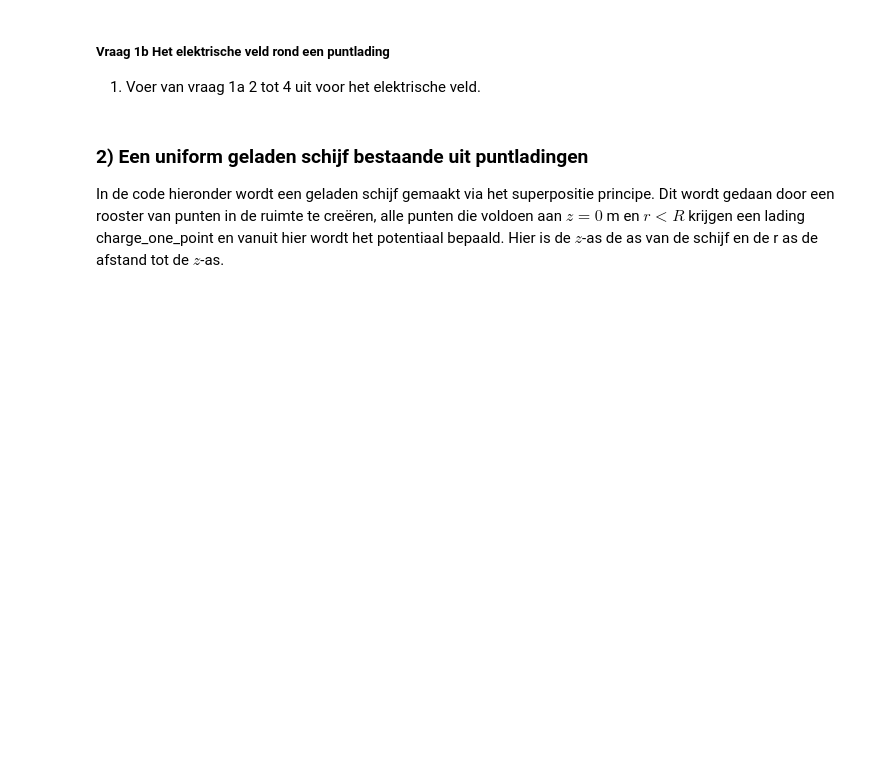
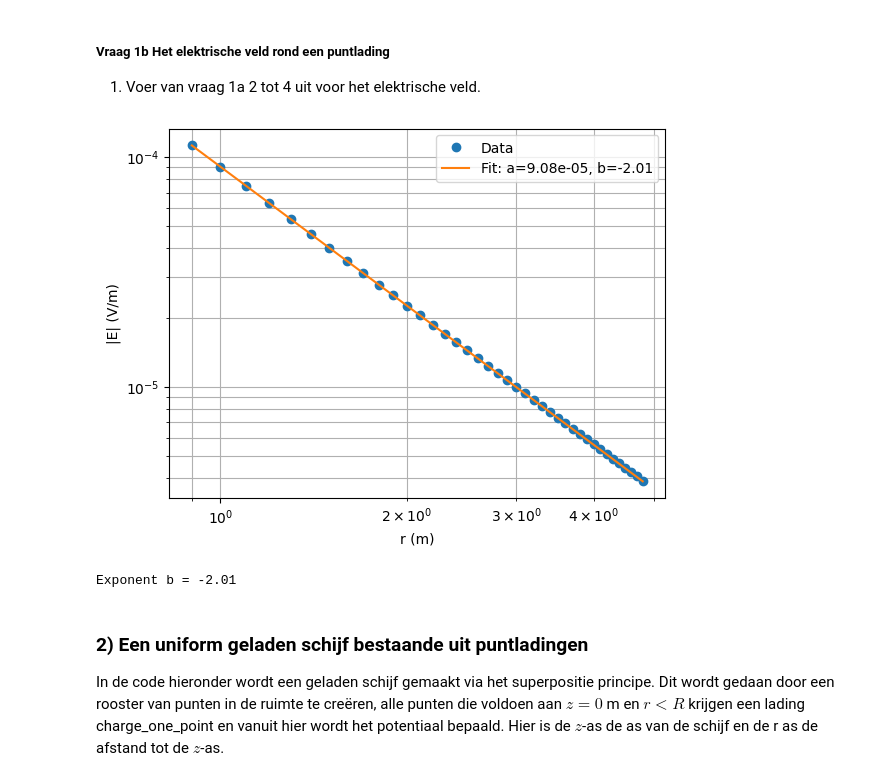
Before and after one commit to daanTN/DEF-Daan, a Jupyter notebook: DigitaleOntwerpopdrachten/1CondensatorOpdracht/CondensatorOntwerpopdracht.ipynb, the cells around one changed output. Cells and saved outputs as stored; diff of their text form; code cells hidden in the pictures; blank space fills up the shorter version.

```diff
--- a/DigitaleOntwerpopdrachten/1CondensatorOpdracht/CondensatorOntwerpopdracht.ipynb
+++ b/DigitaleOntwerpopdrachten/1CondensatorOpdracht/CondensatorOntwerpopdracht.ipynb
@@ -94,9 +126,41 @@ plot_results_pt_charge_at_origin(Ez, Er, normE, V, r, z, grid_step)
 ##### Vraag 1b Het elektrische veld rond een puntlading
 1. Voer van vraag 1a 2 tot 4 uit voor het elektrische veld.
 # %%
-###
-###Hier jouw code###
-###
+# Opgave 2 (plot |E| tegen r op log-log schaal)
+
+index_z0_E = np.argmin(np.abs(z_for_E))
+
+plt.loglog(r_for_E[8:], normE[index_z0_E][8:], 'o', label='Data') #We slicen de eerste 8 weg, we merken dat de fit betrouwbarder is als we de eerste 8 punten weg slicen.
+plt.xlabel("r (m)")
+plt.ylabel("|E| (V/m)")
+plt.grid()
+plt.legend()
+
+
+# Opgave 3
+
+# Fitten: gebruik r_for_E en normE
+popt, pcov = curve_fit(exp, r_for_E[8:], normE[index_z0_E][8:])
+a_fit, b_fit = popt
+
+# Plot fit
+
+plt.loglog(r_for_E[8:], exp(r_for_E[8:], a_fit, b_fit),
+           label='Fit: a={:.2e}, b={:.2f}'.format(a_fit, b_fit))
+
+plt.xlabel('r (m)')
+plt.ylabel('|E| (V/m)')
+plt.grid(True, which='both')
+plt.legend()
+plt.show()
+
+
+#Opgave 4
+
+print(f"Exponent b = {b_fit:.2f}") #Netjes printen van het exponent
+# %% [output]
+[figure, added]
+Exponent b = -2.01
 # %% [markdown]
 ### 2) Een uniform geladen schijf bestaande uit puntladingen
 
```
Also changed, not shown: parts of 21 cells of this notebook.
